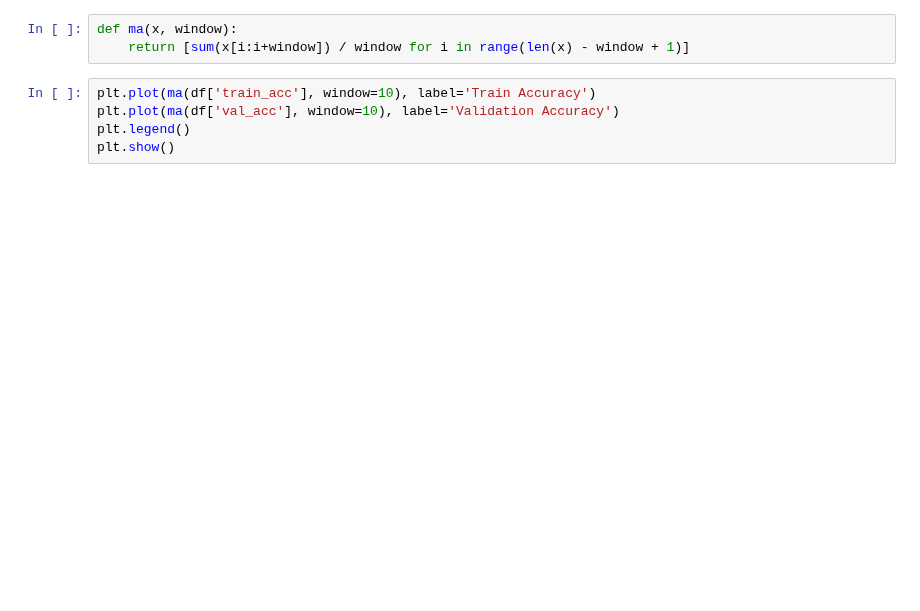
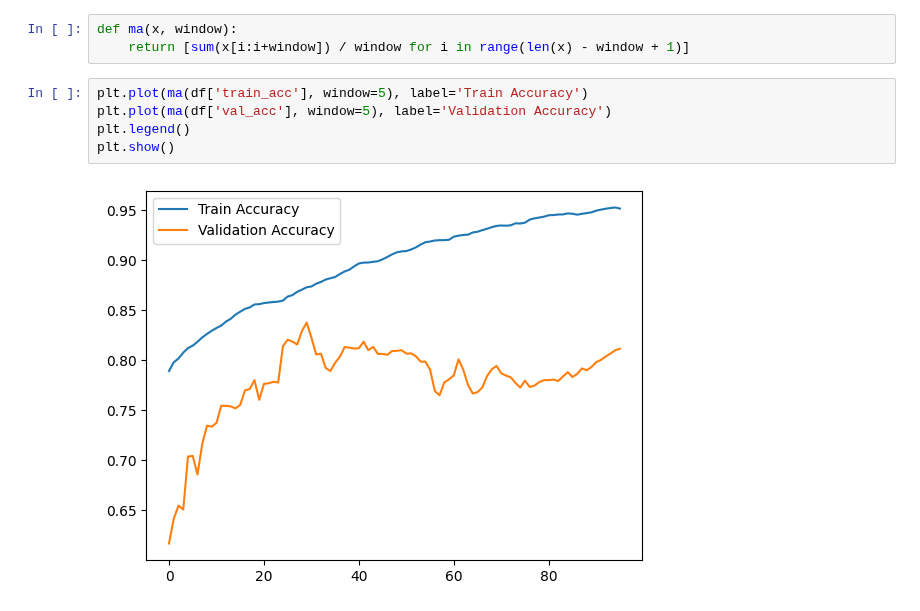
Before and after one commit to EmilienJemelen/selective-classification, a Jupyter notebook: Mammographies/check_train.ipynb, the cells around one changed output. Drawn from its saved outputs; the diff is of its cells as text; blank space fills up the shorter version.

```diff
--- a/Mammographies/check_train.ipynb
+++ b/Mammographies/check_train.ipynb
@@ -9,8 +16,10 @@ df.head()
 def ma(x, window):
     return [sum(x[i:i+window]) / window for i in range(len(x) - window + 1)]
 # %%
-plt.plot(ma(df['train_acc'], window=10), label='Train Accuracy')
-plt.plot(ma(df['val_acc'], window=10), label='Validation Accuracy')
+plt.plot(ma(df['train_acc'], window=5), label='Train Accuracy')
+plt.plot(ma(df['val_acc'], window=5), label='Validation Accuracy')
 plt.legend()
 plt.show()
+# %% [output]
+[figure, added]
 # %%
```
Also changed, not shown: parts of 4 cells of this notebook, 3 other files.
